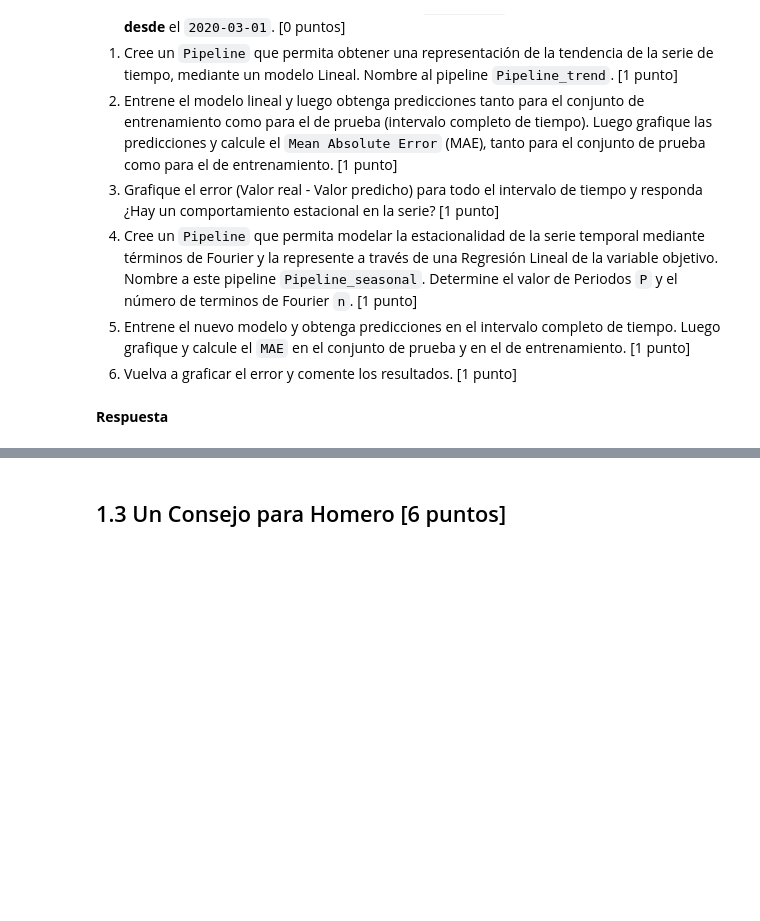
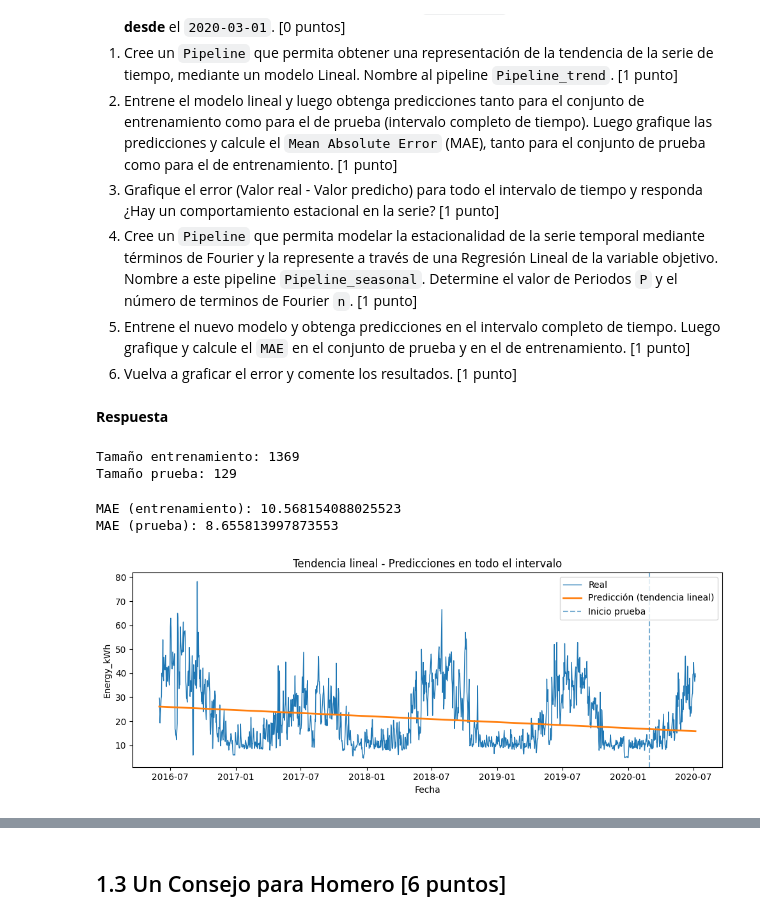
Before and after one commit to andresignacio-o/MDS7202, a Jupyter notebook: Lab10/Lab10_enunciado.ipynb, the cells around one changed output, grey strips where cells are left out. Cells and saved outputs as stored; diff of their text form; code cells hidden in the pictures; blank space fills up the shorter version.

```diff
--- a/Lab10/Lab10_enunciado.ipynb
+++ b/Lab10/Lab10_enunciado.ipynb
@@ -119,3 +119,7 @@ df.head()
 | 2 | 2016-06-03 | 19.247 |
 | 3 | 2016-06-04 | 22.883 |
 | 4 | 2016-06-05 | 25.195 |
+# %%
+#pasar date a datetime
+df['date'] = pd.to_datetime(df['date'])
+df
@@ -142,0 +163,65 @@ Usted, como buen ciudadano de Springfield, decide ayudar a Homero, el cual le pi
+# %%
+#CODIGO AQUI
+
+# 0. Separar conjunto de entrenamiento y prueba
+
+# Entrenamiento: hasta el 2020-02-29
+train = df[df['date'] <= '2020-02-29']
+
+# Prueba: desde el 2020-03-01
+test = df[df['date'] >= '2020-03-01']
+
+# Mostrar tamaños para confirmar
+print("Tamaño entrenamiento:", len(train))
+print("Tamaño prueba:", len(test))
+# %% [output]
+Tamaño entrenamiento: 1369
+Tamaño prueba: 129
+# %%
+# 1. Pipeline para capturar la tendencia con modelo lineal
+from sklearn.linear_model import LinearRegression
+from sklearn.pipeline import Pipeline
+from sklearn.preprocessing import FunctionTransformer
+
+# Transformador: convertir la fecha en número (por ejemplo, días desde el inicio)
+def date_to_ordinal(X):
+    return np.array([x.toordinal() for x in X]).reshape(-1, 1)
+
+# Crear el Pipeline
+Pipeline_trend = Pipeline([
+    ('fechas', FunctionTransformer(date_to_ordinal, validate=False)),
+    ('modelo', LinearRegression())
+])
+# %%
+# 2. Entrenar el modelo lineal, predecir (train y test) y calcular MAE
+from sklearn.metrics import mean_absolute_error
+import matplotlib.pyplot as plt
+
+# Ajustar el pipeline con los datos de entrenamiento
+Pipeline_trend.fit(train['date'], train['Energy_kWh'])
+
+# Predicciones en TODO el intervalo (train + test)
+df['pred_trend'] = Pipeline_trend.predict(df['date'])
+
+# MAE en train y test
+mae_train = mean_absolute_error(train['Energy_kWh'], df.loc[train.index, 'pred_trend'])
+mae_test  = mean_absolute_error(test['Energy_kWh'],  df.loc[test.index,  'pred_trend'])
+
+print("MAE (entrenamiento):", mae_train)
+print("MAE (prueba):", mae_test)
+
+# Gráfico: valores reales vs. predicción de tendencia
+plt.figure(figsize=(10,4))
+plt.plot(df['date'], df['Energy_kWh'], label='Real', linewidth=1)
+plt.plot(df['date'], df['pred_trend'], label='Predicción (tendencia lineal)', linewidth=2)
+plt.axvline(pd.Timestamp('2020-03-01'), linestyle='--', alpha=0.6, label='Inicio prueba')
+plt.title('Tendencia lineal - Predicciones en todo el intervalo')
+plt.xlabel('Fecha')
+plt.ylabel('Energy_kWh')
+plt.legend()
+plt.tight_layout()
+plt.show()
+# %% [output]
+MAE (entrenamiento): 10.568154088025523
+MAE (prueba): 8.655813997873553
+[figure, added]
```
Also changed, not shown: parts of 28 cells of this notebook.
